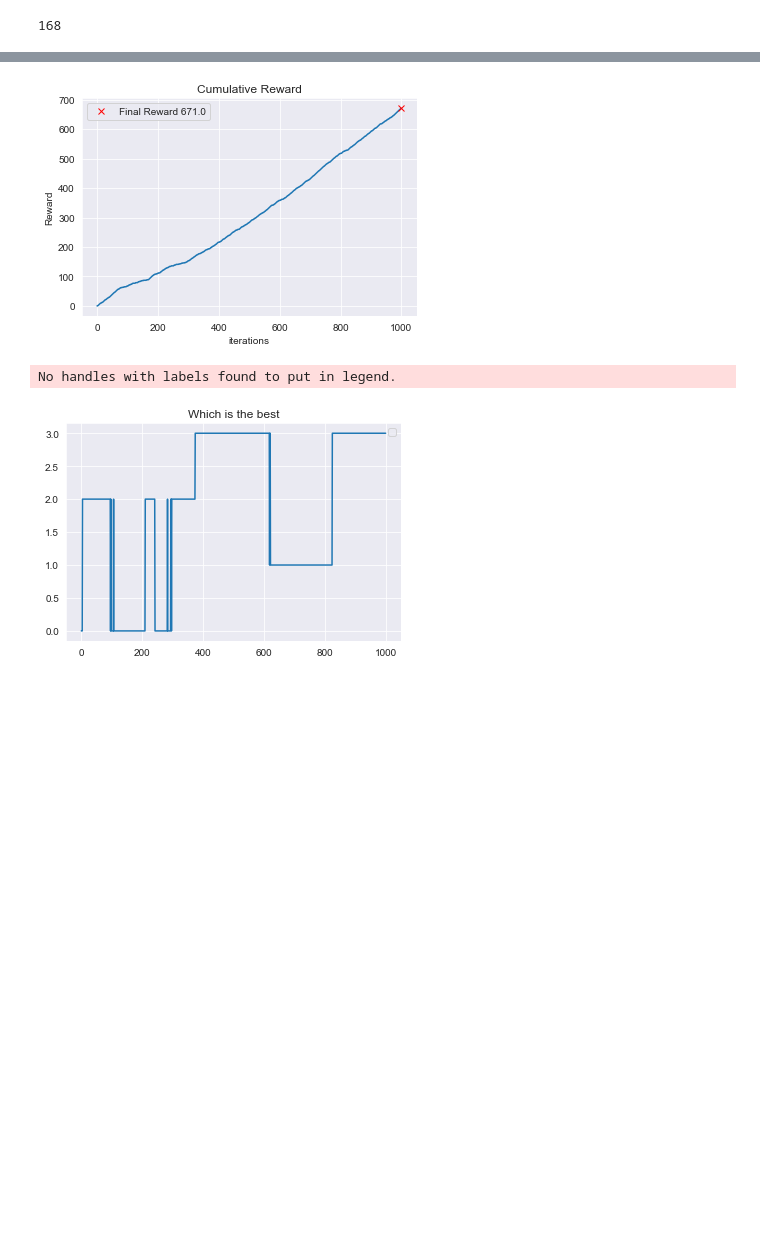
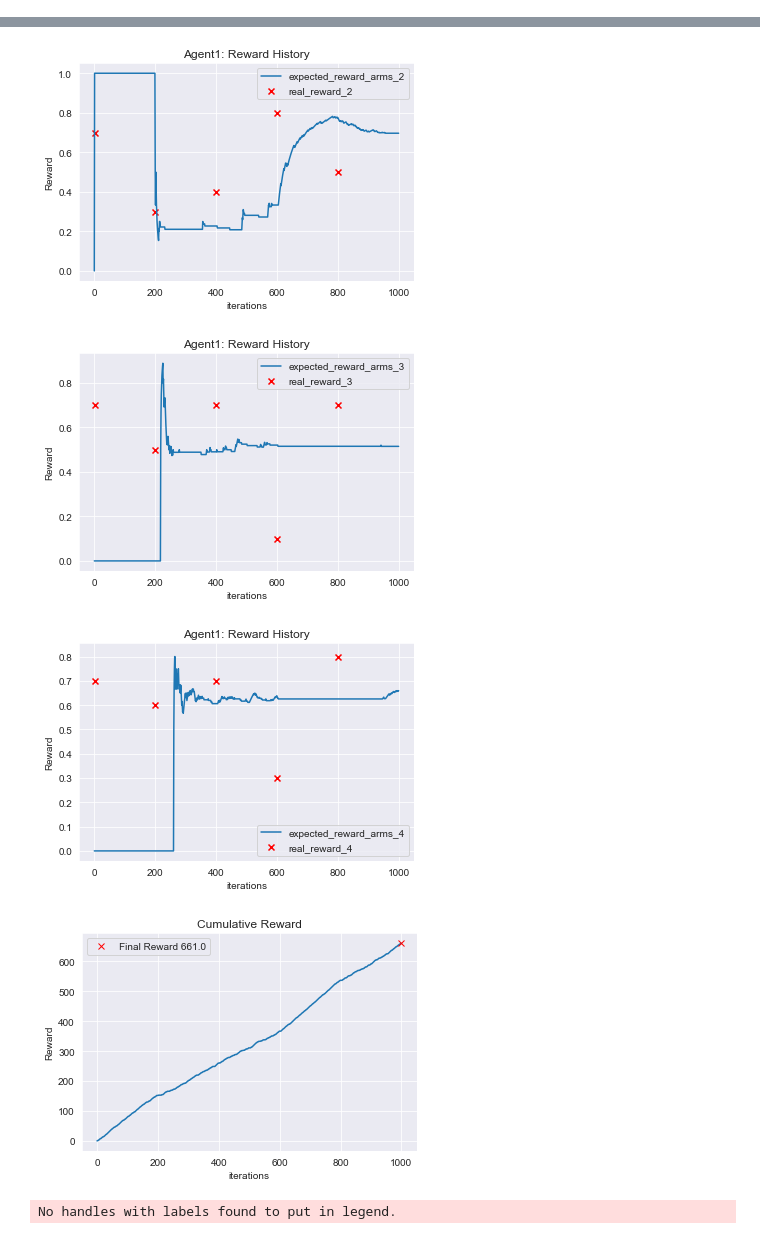
Before and after one commit to AnnaMartignano/multi-agent-MAB, a Jupyter notebook: Single-Agent-UCB.ipynb, the cells around one changed output, grey strips where cells are left out. Saved outputs shown, nothing was run; the diff lists cells and outputs as text; code cells hidden in the pictures; blank space fills up the shorter version.

```diff
--- a/Single-Agent-UCB.ipynb
+++ b/Single-Agent-UCB.ipynb
@@ -227,8 +226,8 @@ class IndependentAgent:
 agent1 = IndependentAgent('Agent1', 1000, 'Binomial', [0.8, 0.2, 0.4, 0.3], 'step', 200)
 agent1.start()
 agent1.plot_regret()
-agent1.plot_reward_history()
+for ind in range(4):
+    agent1.plot_reward_history(ind)
 agent1.plot_reward()
 agent1.plot_prediction()
 # %% [output]
-168
@@ -237,3 +236,5 @@ agent1.plot_prediction()
-[figure, old version]
+[figure, new version]
-No handles with labels found to put in legend.
-[figure, old version]
+[figure, new version]
+[figure, added]
+[figure, added]
+No handles with labels found to put in legend.
```
Also changed, not shown: parts of 4 cells of this notebook, 1 other file.
